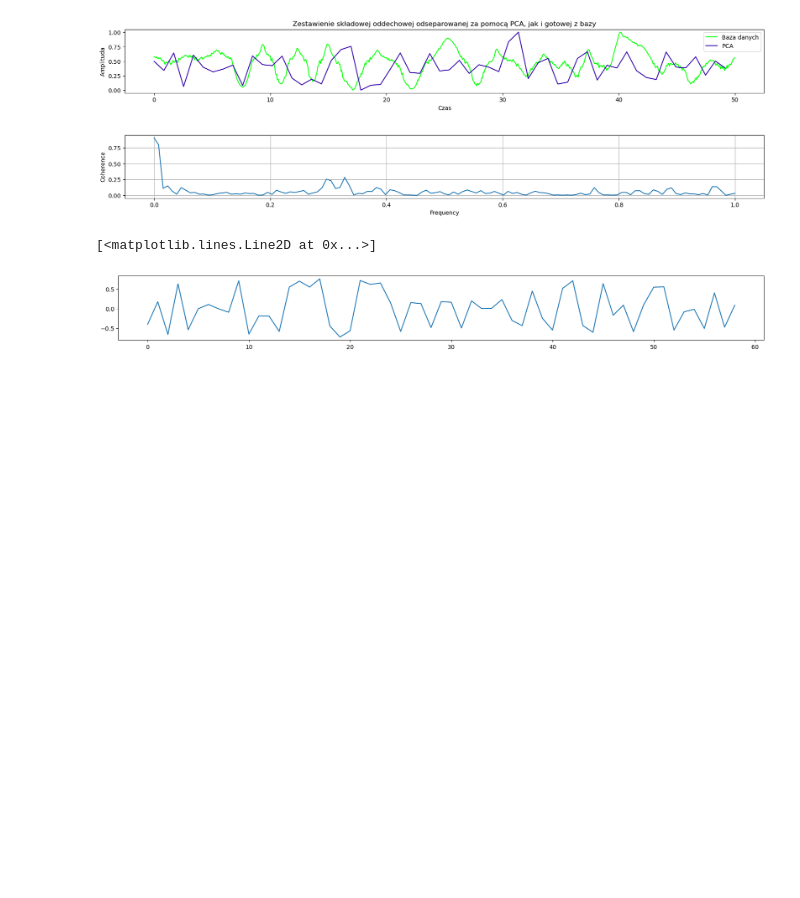
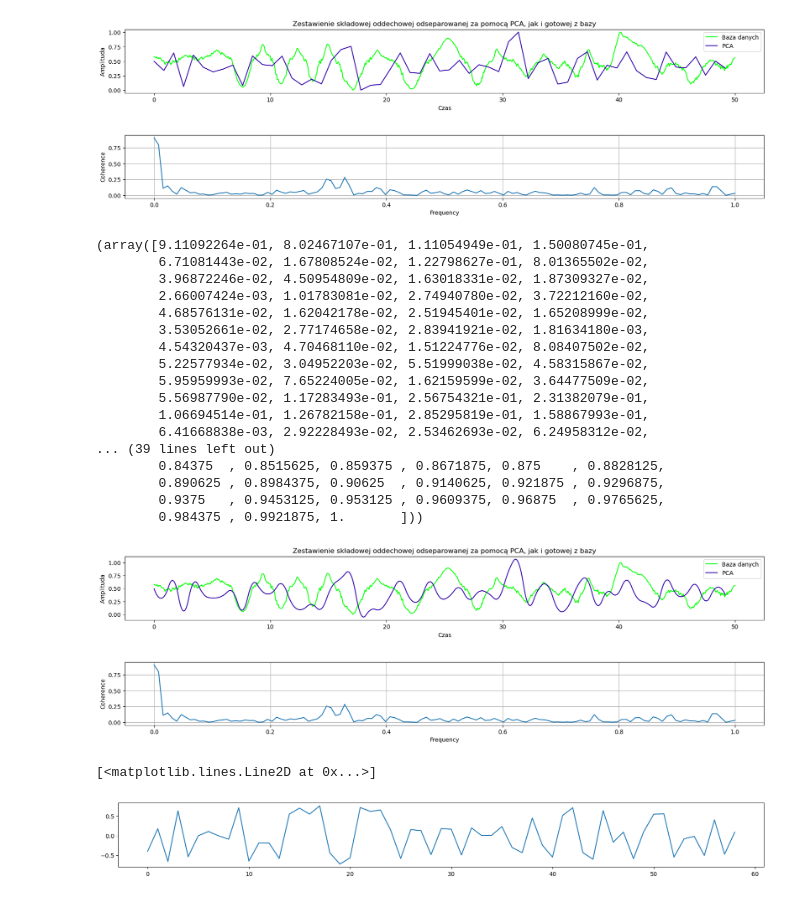
Before and after one commit to ciuek/ECG-Derived-Respiration, a Jupyter notebook: ecg_new.ipynb, the cells around one changed output. Drawn from its saved outputs; the diff is of its cells as text; code cells hidden in the pictures; blank space fills up the shorter version.

Commit message:
smooth

```diff
--- a/ecg_new.ipynb
+++ b/ecg_new.ipynb
@@ -206,6 +206,48 @@ plt.cohere(y_resp_norm, y_PCA_norm)
         0.984375 , 0.9921875, 1.       ]))
 [figure]
 [figure]
+# %%
+from scipy.interpolate import interp1d
+x = np.arange(X_transformed[:,0].size)*coeff
+y = y_PCA_norm
+
+x_new = np.linspace(x.min(), x.max(),500)
+
+f = interp1d(x, y, kind='quadratic')
+y_smooth=f(x_new)
+
+plt.figure(figsize=(20, 2))
+plt.plot(df['time']/1000, y_resp_norm, label='Baza danych', color='lime')
+# plt.plot(np.arange(X_transformed[:,0].size)*coeff, y_PCA_norm, label='PCA', color=('#3300AA'))
+plt.plot (x_new,y_smooth, label='PCA', color=('#3300AA'))
+plt.legend()
+
+plt.xlabel('Czas')
+plt.ylabel('Amplituda')
+plt.title('Zestawienie składowej oddechowej odseparowanej za pomocą PCA, jak i gotowej z bazy')
+# print(scipy.signal.coherence(y_resp_norm, y_PCA_norm))
+plt.figure(figsize=(20, 2))
+plt.cohere(y_resp_norm, y_PCA_norm)
+# %% [output]
+(array([9.11092264e-01, 8.02467107e-01, 1.11054949e-01, 1.50080745e-01,
+        6.71081443e-02, 1.67808524e-02, 1.22798627e-01, 8.01365502e-02,
+        3.96872246e-02, 4.50954809e-02, 1.63018331e-02, 1.87309327e-02,
+        2.66007424e-03, 1.01783081e-02, 2.74940780e-02, 3.72212160e-02,
+        4.68576131e-02, 1.62042178e-02, 2.51945401e-02, 1.65208999e-02,
+        3.53052661e-02, 2.77174658e-02, 2.83941921e-02, 1.81634180e-03,
+        4.54320437e-03, 4.70468110e-02, 1.51224776e-02, 8.08407502e-02,
+        5.22577934e-02, 3.04952203e-02, 5.51999038e-02, 4.58315867e-02,
+        5.95959993e-02, 7.65224005e-02, 1.62159599e-02, 3.64477509e-02,
+        5.56987790e-02, 1.17283493e-01, 2.56754321e-01, 2.31382079e-01,
+        1.06694514e-01, 1.26782158e-01, 2.85295819e-01, 1.58867993e-01,
+        6.41668838e-03, 2.92228493e-02, 2.53462693e-02, 6.24958312e-02,
+... (39 lines left out)
+        0.84375  , 0.8515625, 0.859375 , 0.8671875, 0.875    , 0.8828125,
+        0.890625 , 0.8984375, 0.90625  , 0.9140625, 0.921875 , 0.9296875,
+        0.9375   , 0.9453125, 0.953125 , 0.9609375, 0.96875  , 0.9765625,
+        0.984375 , 0.9921875, 1.       ]))
+[figure, added]
+[figure, added]
 # %%
 kpca = decomposition.KernelPCA(n_components=4, kernel='cosine')
 X_ktransformed = kpca.fit_transform(X_scaled)
```
